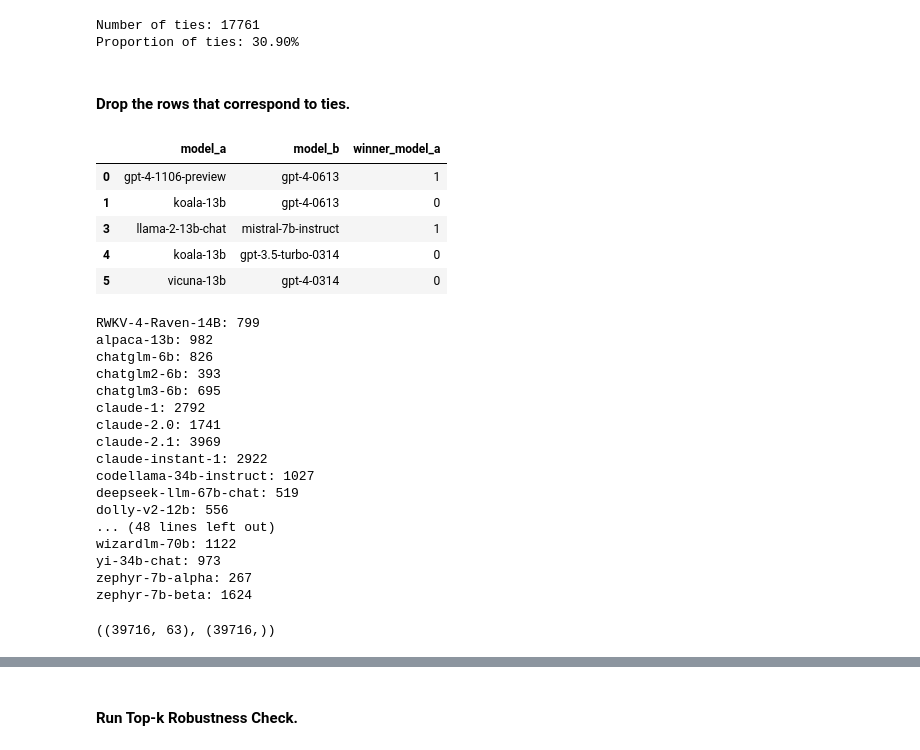
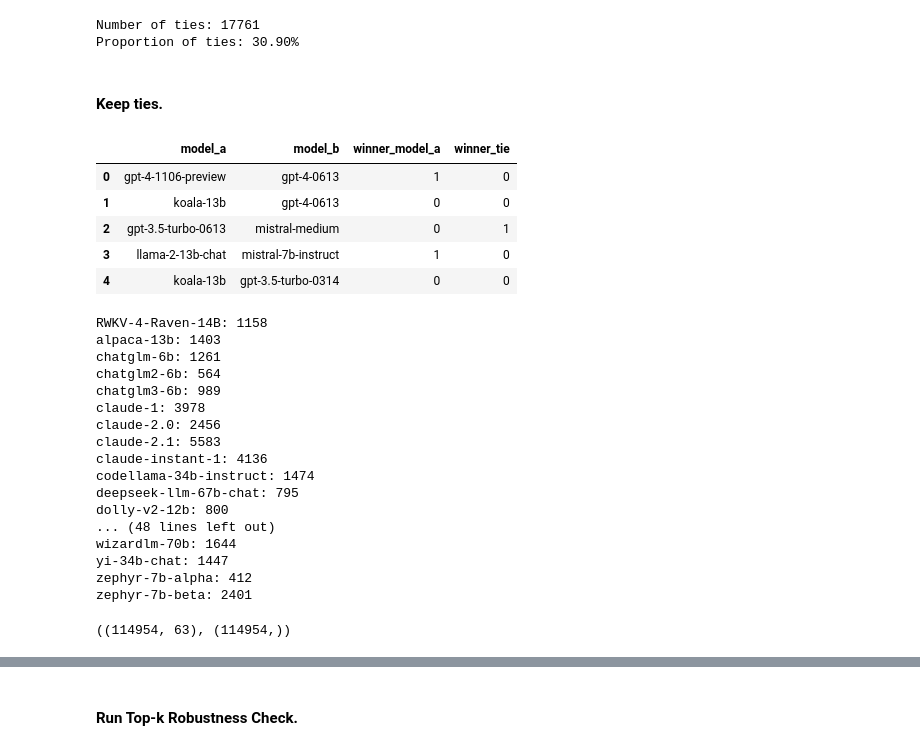
Before and after one commit to JennyHuang19/IsRankingRobust, a Jupyter notebook: notebooks/chatbotArenaRobustnessWtd.ipynb, the cells around one changed output, grey strips where cells are left out. Saved outputs shown, nothing was run; the diff lists cells and outputs as text; code cells hidden in the pictures.

```diff
--- a/notebooks/chatbotArenaRobustness.ipynb
+++ b/notebooks/chatbotArenaRobustnessWtd.ipynb
@@ -58,18 +61,16 @@ print(f"Proportion of ties: {len(ties) / len(df):.2%}")
 # %% [output]
 Number of ties: 17761
 Proportion of ties: 30.90%
-# %% [markdown]
-#### Drop the rows that correspond to ties.
+# %% [markdown]
+#### Keep ties.
 # %%
 # drop rows in df with df['winner_tie'] == 1
-df_ties_dropped = df[df['winner_tie'] == 0]
-df_ties_dropped.shape
-rawBT_noTies = df_ties_dropped[['model_a', 'model_b', 'winner_model_a']]
-rawBT_noTies.head()
+rawBT = df[['model_a', 'model_b', 'winner_model_a', 'winner_tie']]
+rawBT.head()
 # %% [output]
-|  | model_a | model_b | winner_model_a |
-| 0 | gpt-4-1106-preview | gpt-4-0613 | 1 |
-| 1 | koala-13b | gpt-4-0613 | 0 |
-| 3 | llama-2-13b-chat | mistral-7b-instruct | 1 |
-| 4 | koala-13b | gpt-3.5-turbo-0314 | 0 |
-| 5 | vicuna-13b | gpt-4-0314 | 0 |
+|  | model_a | model_b | winner_model_a | winner_tie |
+| 0 | gpt-4-1106-preview | gpt-4-0613 | 1 | 0 |
+| 1 | koala-13b | gpt-4-0613 | 0 | 0 |
+| 2 | gpt-3.5-turbo-0613 | mistral-medium | 0 | 1 |
+| 3 | llama-2-13b-chat | mistral-7b-instruct | 1 | 0 |
+| 4 | koala-13b | gpt-3.5-turbo-0314 | 0 | 0 |
@@ -76,32 +81,31 @@ rawBT_noTies.head()
 # %%
-# count number of times each model appears in a match.
 for model in model_names:
-    filtered = df_ties_dropped[
-        (df_ties_dropped['model_a'] == model) |
-        (df_ties_dropped['model_b'] == model)
+    filtered = rawBT[
+        (rawBT['model_a'] == model) |
+        (rawBT['model_b'] == model)
     ]
     print(f"{model}: {filtered.shape[0]}")
 # %% [output]
-RWKV-4-Raven-14B: 799
-alpaca-13b: 982
-chatglm-6b: 826
-chatglm2-6b: 393
-chatglm3-6b: 695
-claude-1: 2792
-claude-2.0: 1741
-claude-2.1: 3969
-claude-instant-1: 2922
-codellama-34b-instruct: 1027
-deepseek-llm-67b-chat: 519
-dolly-v2-12b: 556
+RWKV-4-Raven-14B: 1158
+alpaca-13b: 1403
+chatglm-6b: 1261
+chatglm2-6b: 564
+chatglm3-6b: 989
+claude-1: 3978
+claude-2.0: 2456
+claude-2.1: 5583
+claude-instant-1: 4136
+codellama-34b-instruct: 1474
+deepseek-llm-67b-chat: 795
+dolly-v2-12b: 800
 ... (48 lines left out)
-wizardlm-70b: 1122
-yi-34b-chat: 973
-zephyr-7b-alpha: 267
-zephyr-7b-beta: 1624
+wizardlm-70b: 1644
+yi-34b-chat: 1447
+zephyr-7b-alpha: 412
+zephyr-7b-beta: 2401
 # %%
-# make design matrix for BT.
-X, y, player_to_id = make_BT_design_matrix(rawBT_noTies)
+# make weighted design matrix for BT.
+X, y, player_to_id = make_BT_design_matrix(rawBT, weight_tie = True)
 X.shape, y.shape
 # %% [output]
-((39716, 63), (39716,))
+((114954, 63), (114954,))
```
Also changed, not shown: parts of 40 cells of this notebook.
